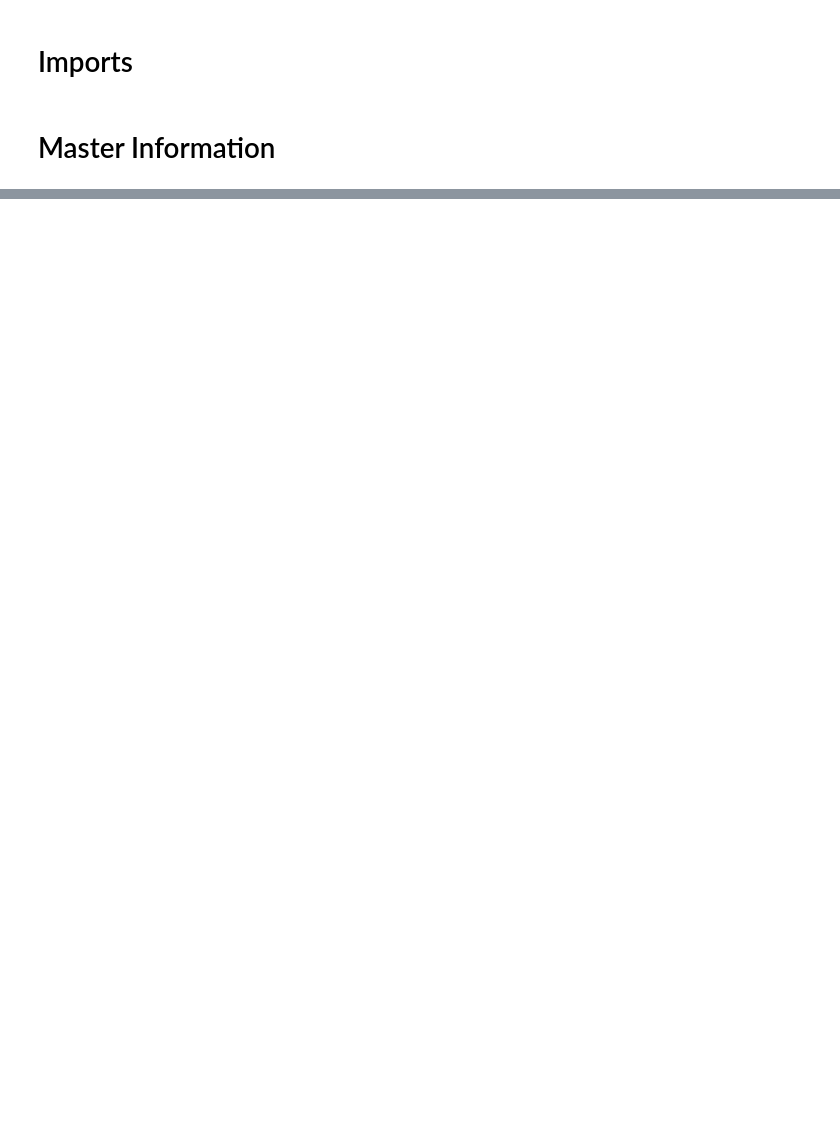
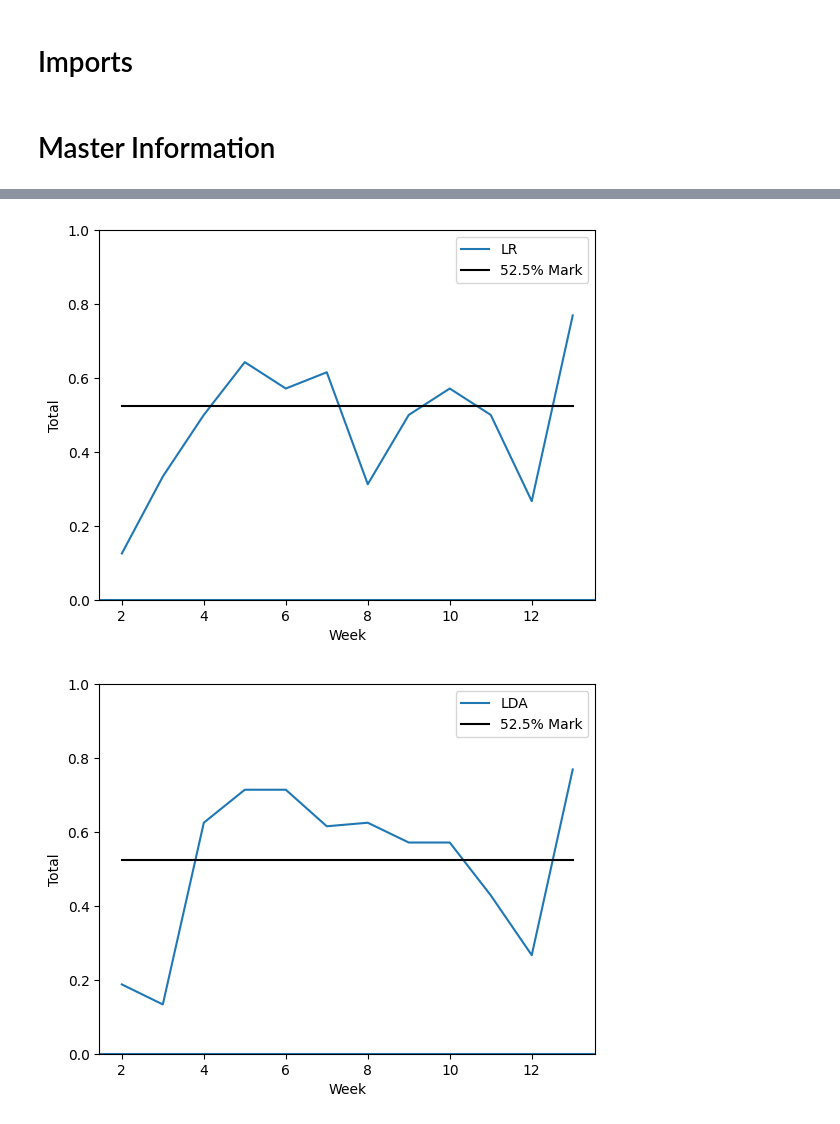
Before and after one commit to tkusak27/nfl-spreads-ai, a Jupyter notebook: nfl_spreads.ipynb, the cells around one changed output, grey strips where cells are left out. Drawn from its saved outputs; the diff is of its cells as text; code cells hidden in the pictures; blank space fills up the shorter version.

```diff
--- a/nfl_spreads.ipynb
+++ b/nfl_spreads.ipynb
@@ -382,0 +673,5 @@ DTC: [0.4375, 0.3333333333333333, 0.4375, 0.6428571428571429, 0.5714285714285714
+# %%
+# Get ou results
+ou_results = run_ous(fade=False)
+print("OU CLASSIFER TESTING RESULTS")
+output_table(dictionary=ou_results)
@@ -382,0 +732,6 @@ DTC: [0.4375, 0.3333333333333333, 0.4375, 0.6428571428571429, 0.5714285714285714
+# %%
+# Graph results (ou testing)
+graph_results(tags=tags, dictionary=ou_results)
+# %% [output]
+[figure, added]
+[figure, added]
```
Also changed, not shown: parts of 39 cells of this notebook.
